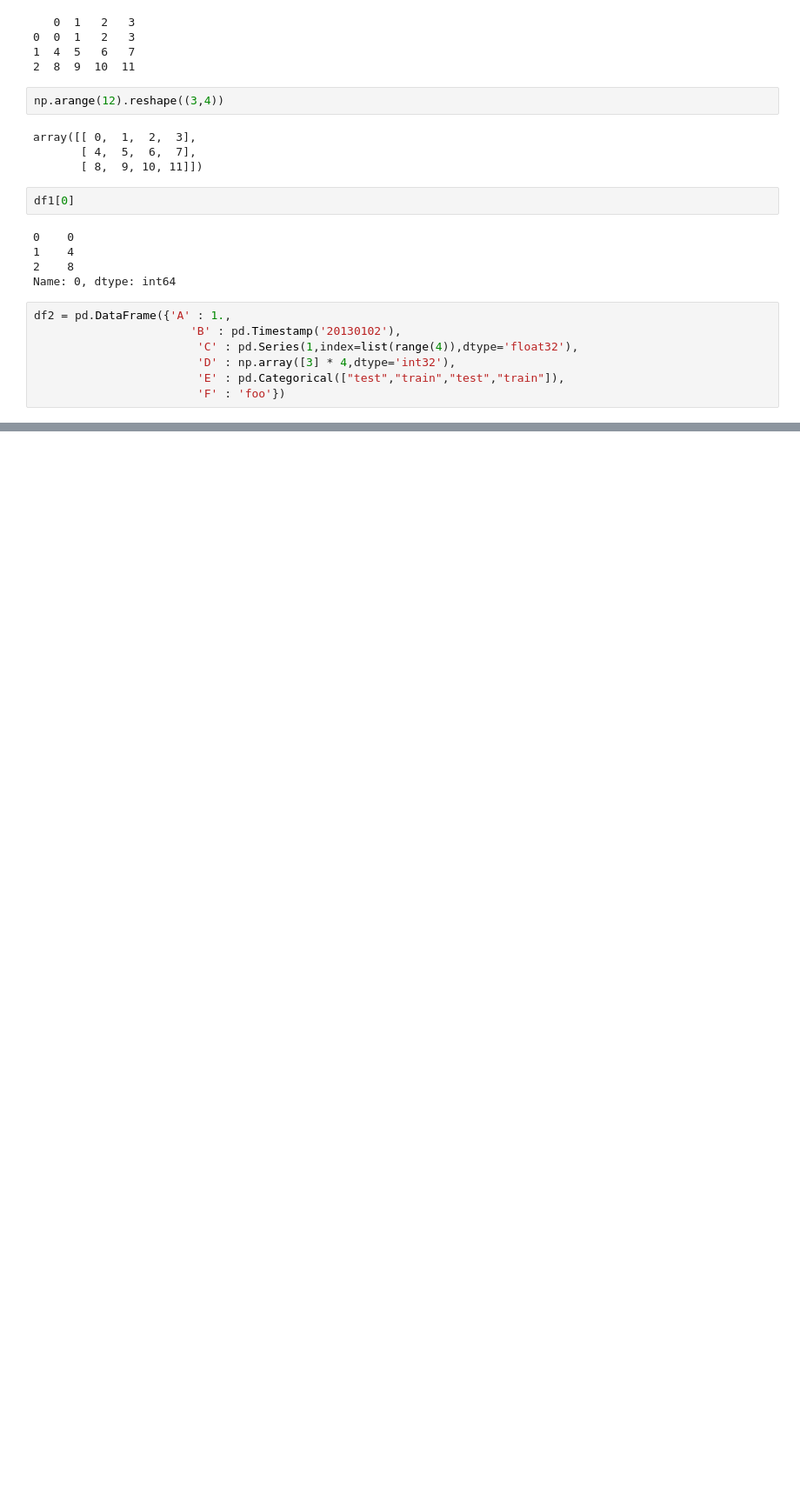
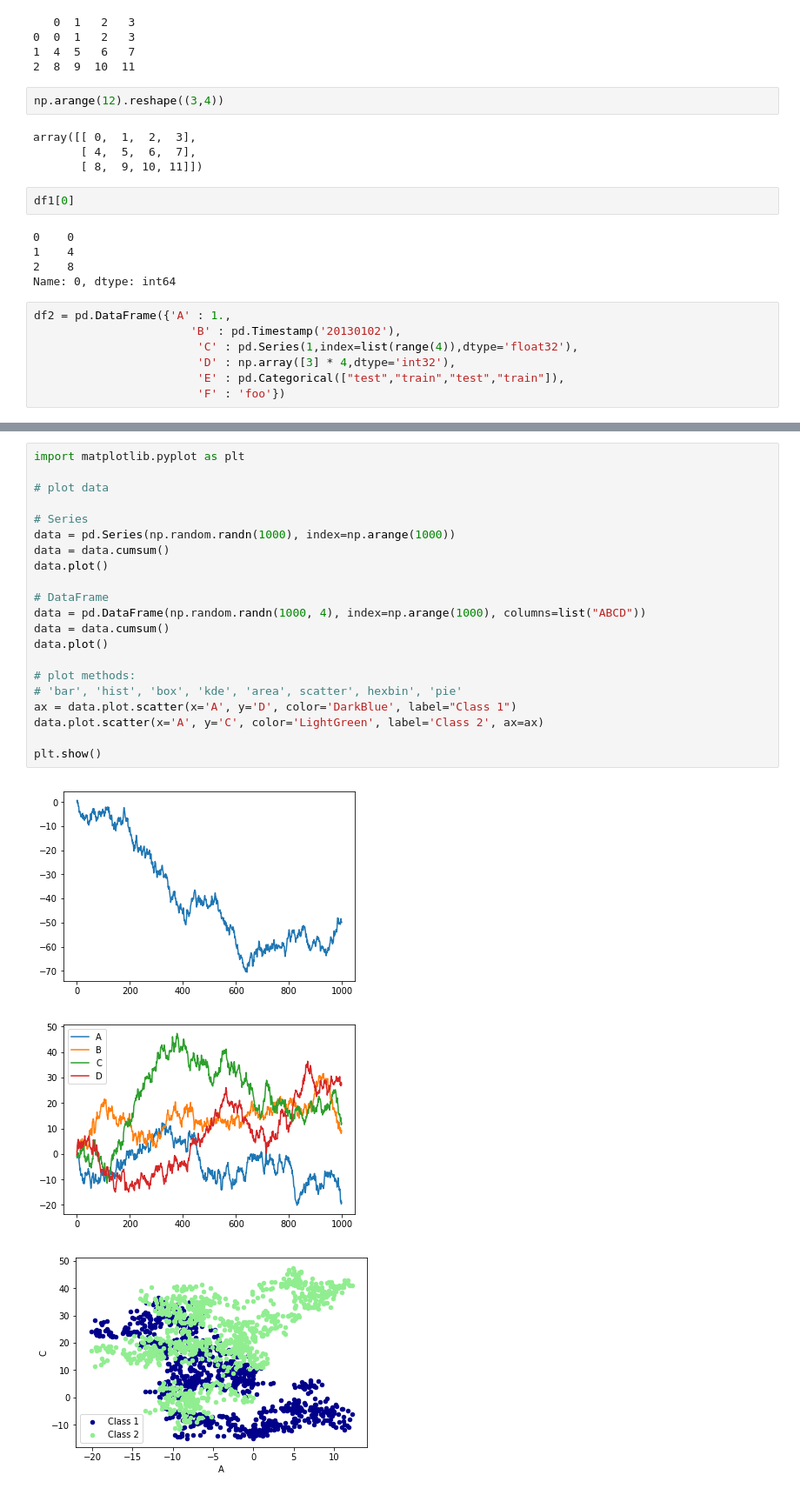
Before and after one commit to WhiteWorld/tutorials, a Jupyter notebook: notebook/numpy-pandas.ipynb, the cells around one changed output, grey strips where cells are left out. Shown at 87% size. Saved outputs shown, nothing was run; the diff lists cells and outputs as text; blank space fills up the shorter version.

```diff
--- a/notebook/numpy-pandas.ipynb
+++ b/notebook/numpy-pandas.ipynb
@@ -130,0 +320,25 @@ http://pandas.pydata.org/pandas-docs/stable/indexing.html#ix-indexer-is-deprecat
+# %%
+import matplotlib.pyplot as plt
+
+# plot data
+
+# Series
+data = pd.Series(np.random.randn(1000), index=np.arange(1000))
+data = data.cumsum()
+data.plot()
+
+# DataFrame
+data = pd.DataFrame(np.random.randn(1000, 4), index=np.arange(1000), columns=list("ABCD"))
+data = data.cumsum()
+data.plot()
+
+# plot methods:
+# 'bar', 'hist', 'box', 'kde', 'area', scatter', hexbin', 'pie'
+ax = data.plot.scatter(x='A', y='D', color='DarkBlue', label="Class 1")
+data.plot.scatter(x='A', y='C', color='LightGreen', label='Class 2', ax=ax)
+
+plt.show()
+# %% [output]
+[figure, added]
+[figure, added]
+[figure, added]
```
Also changed, not shown: parts of 7 cells of this notebook, 1 other file.
